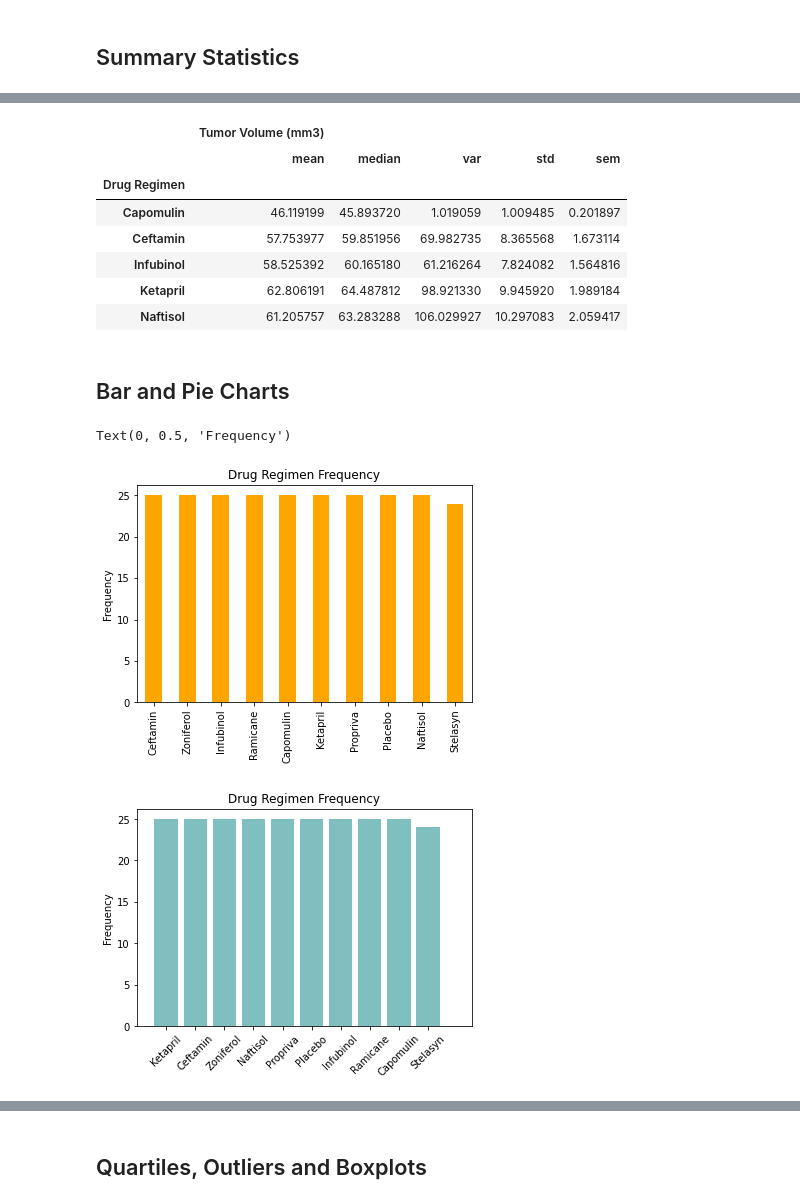
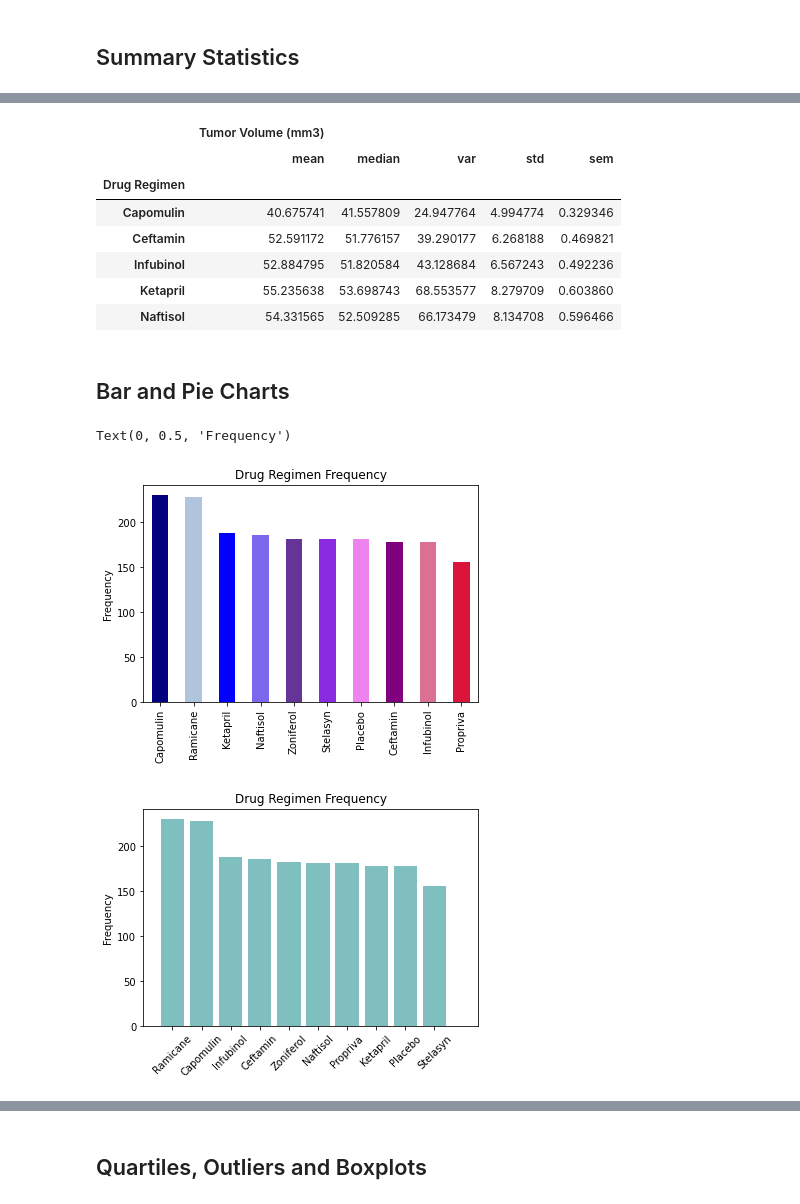
Before and after one commit to emjasmine/matplotlib-challenge, a Jupyter notebook: pymaceuticals_starter.ipynb, the cells around one changed output, grey strips where cells are left out. Cells and saved outputs as stored; diff of their text form; code cells hidden in the pictures.

```diff
--- a/pymaceuticals_starter.ipynb
+++ b/pymaceuticals_starter.ipynb
@@ -76,6 +69,6 @@ dup_df
 # %%
 # Create a clean DataFrame by dropping the duplicate mouse by its ID.
-merge_df2=merge_df.drop_duplicates('Mouse ID', keep='last')
+merge_df2=merge_df.drop_duplicates(['Mouse ID','Timepoint'], keep='last')
 merge_df2
 # %% [output]
 |  | Mouse ID | Drug Regimen | Sex | Age_months | Weight (g) | Timepoint | Tumor Volume (mm3) | ... |
@@ -126,6 +119,4 @@ mouse_statistics.head()
 # %%
-# Generate a summary statistics table of mean, median, variance, standard deviation, and SEM of the tumor volume for each regimen
-
 # Using the aggregation method, produce the same summary statistics in a single line
 statistics_agg_df=merge_df2.groupby('Drug Regimen').agg({'Tumor Volume (mm3)':['mean', 'median', 'var', 'std', 'sem']})
 statistics_agg_df.head()
@@ -133,22 +124,24 @@ statistics_agg_df.head()
 |  | Tumor Volume (mm3) |  |  |  |  |
 |  | mean | median | var | std | sem |
 | Drug Regimen |  |  |  |  |  |
-| Capomulin | 46.119199 | 45.893720 | 1.019059 | 1.009485 | 0.201897 |
-| Ceftamin | 57.753977 | 59.851956 | 69.982735 | 8.365568 | 1.673114 |
-| Infubinol | 58.525392 | 60.165180 | 61.216264 | 7.824082 | 1.564816 |
-| Ketapril | 62.806191 | 64.487812 | 98.921330 | 9.945920 | 1.989184 |
-| Naftisol | 61.205757 | 63.283288 | 106.029927 | 10.297083 | 2.059417 |
+| Capomulin | 40.675741 | 41.557809 | 24.947764 | 4.994774 | 0.329346 |
+| Ceftamin | 52.591172 | 51.776157 | 39.290177 | 6.268188 | 0.469821 |
+| Infubinol | 52.884795 | 51.820584 | 43.128684 | 6.567243 | 0.492236 |
+| Ketapril | 55.235638 | 53.698743 | 68.553577 | 8.279709 | 0.603860 |
+| Naftisol | 54.331565 | 52.509285 | 66.173479 | 8.134708 | 0.596466 |
 # %% [markdown]
 ## Bar and Pie Charts
 # %%
 # Generate a bar plot showing the total number of measurements taken on each drug regimen using pandas.
 #calculate the drug regimen count using value counts, showing how many times that drug showed up
 dr_count = merge_df2['Drug Regimen'].value_counts()
-dr_regimen = dr_count.plot(kind='bar',title='Drug Regimen Frequency', color='orange')
+#list of colors for bar chart
+colors=('Navy','lightsteelblue','blue','mediumslateblue','rebeccapurple','blueviolet','violet','purple','palevioletred','crimson')
+dr_regimen = dr_count.plot(kind='bar',title='Drug Regimen Frequency', color=colors)
 dr_regimen.set_ylabel('Frequency')
 # %% [output]
 Text(0, 0.5, 'Frequency')
-[figure, old version]
+[figure, new version]
 # %%
 # Generate a bar plot showing the total number of measurements taken on each drug regimen using pyplot.
 #determine the list of drug regimen using the unique function
@@ -166,7 +159,7 @@ plt.title('Drug Regimen Frequency')
 plt.xlim(-1.0,len(x_axis)+.5)
 plt.show()
 # %% [output]
-[figure, old version]
+[figure, new version]
 # %%
 # Generate a pie plot showing the distribution of female versus male mice using pandas
 #calculate count for each gender
```
Also changed, not shown: parts of 9 cells of this notebook.
